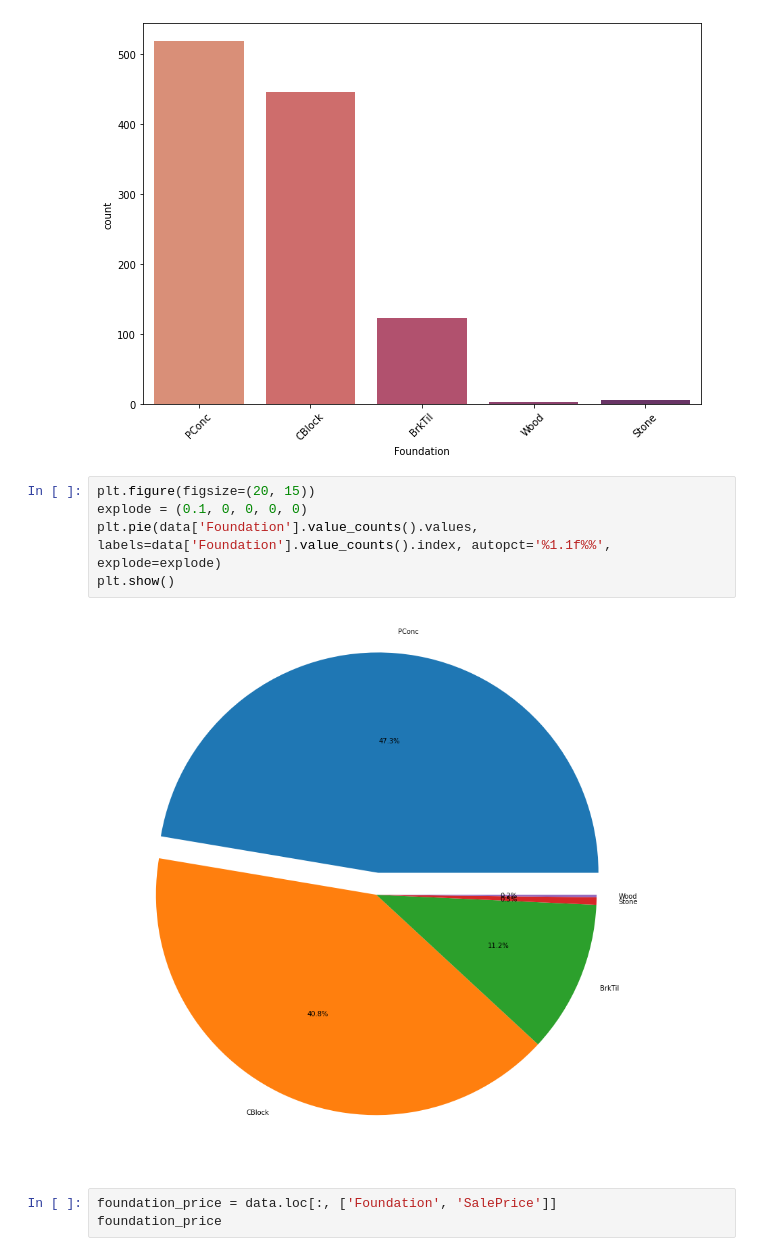
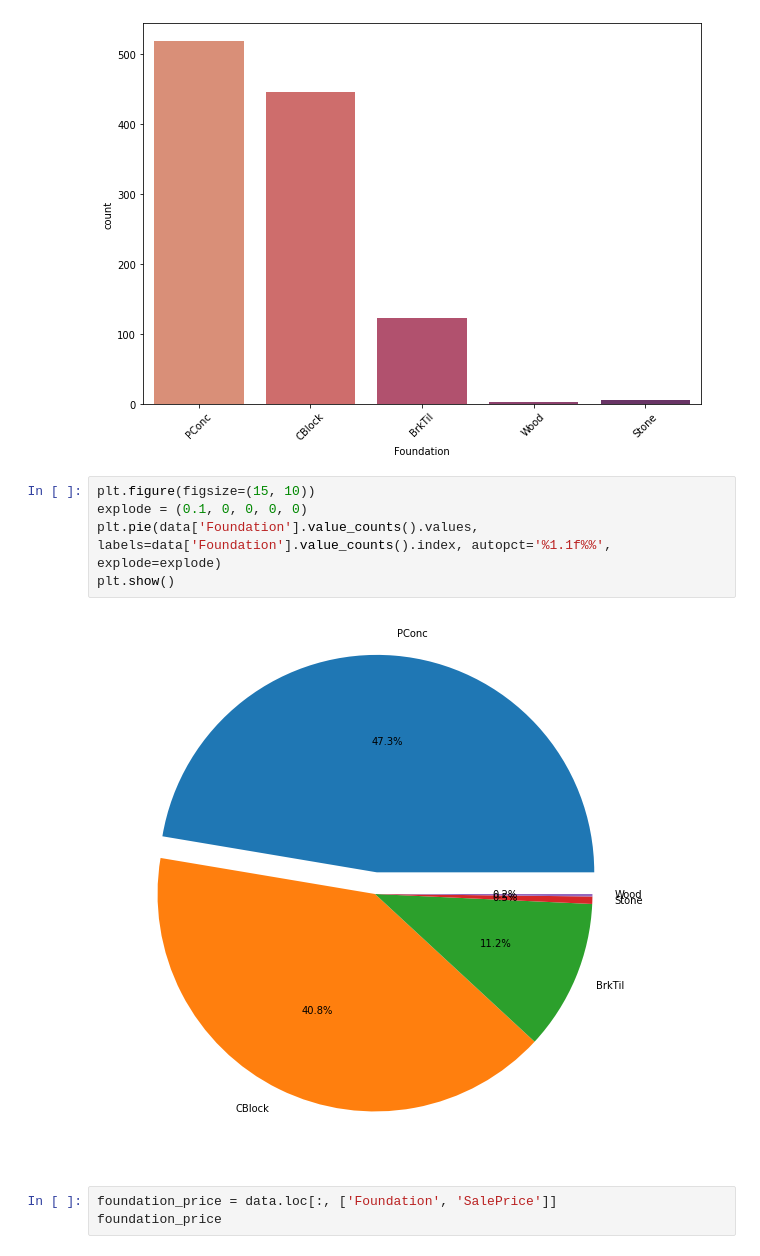
Before and after one commit to alib2014/Data-science, a Jupyter notebook: Statistic test/housPrice.ipynb, the cells around one changed output. Saved outputs shown, nothing was run; the diff lists cells and outputs as text.

```diff
--- a/Statistic test/housPrice.ipynb
+++ b/Statistic test/housPrice.ipynb
@@ -343,12 +366,12 @@ Passing `palette` without assigning `hue` is deprecated and will be removed in v
   sns.countplot(x=data['Foundation'], palette='flare')
 [figure]
 # %%
-plt.figure(figsize=(20, 15))
+plt.figure(figsize=(15, 10))
 explode = (0.1, 0, 0, 0, 0)
 plt.pie(data['Foundation'].value_counts().values, labels=data['Foundation'].value_counts().index, autopct='%1.1f%%', explode=explode)
 plt.show()
 # %% [output]
-[figure, old version]
+[figure, new version]
 # %%
 foundation_price = data.loc[:, ['Foundation', 'SalePrice']]
 foundation_price
```
Also changed, not shown: parts of 8 cells of this notebook, 1 other file.
